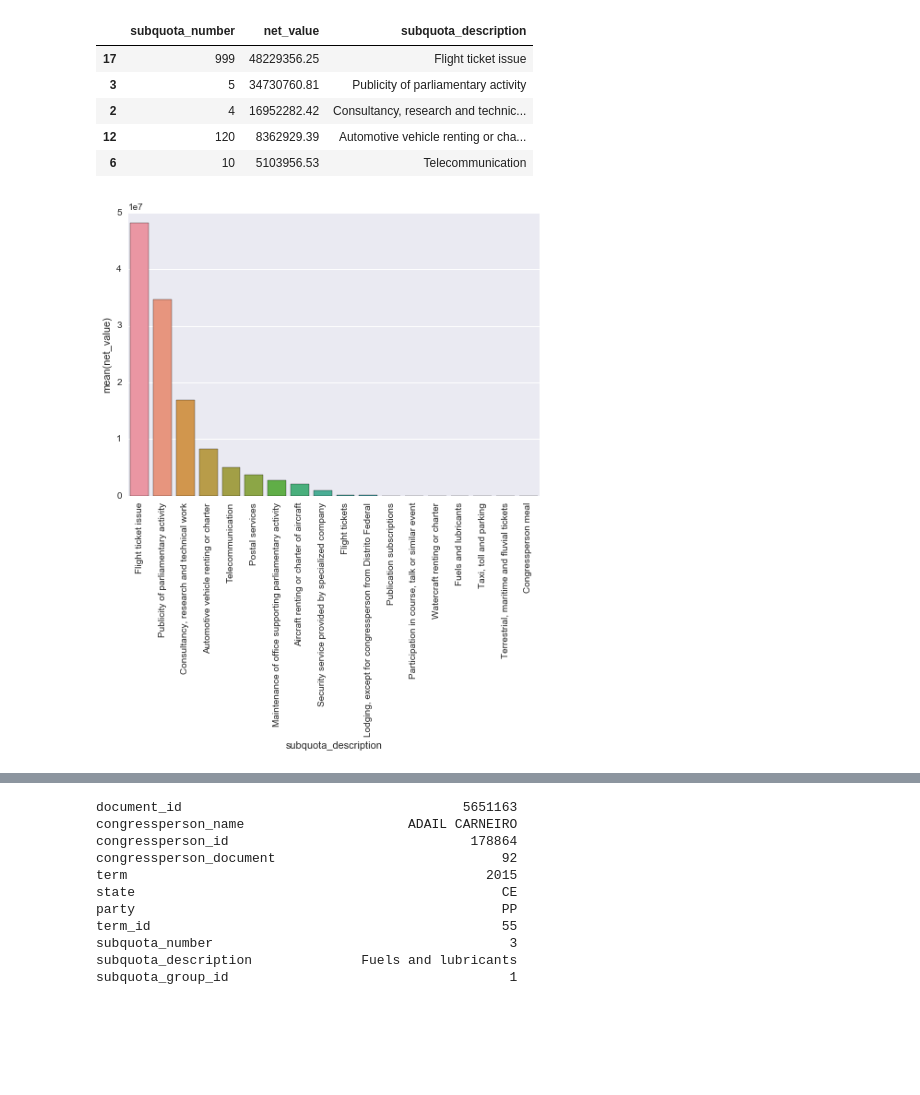
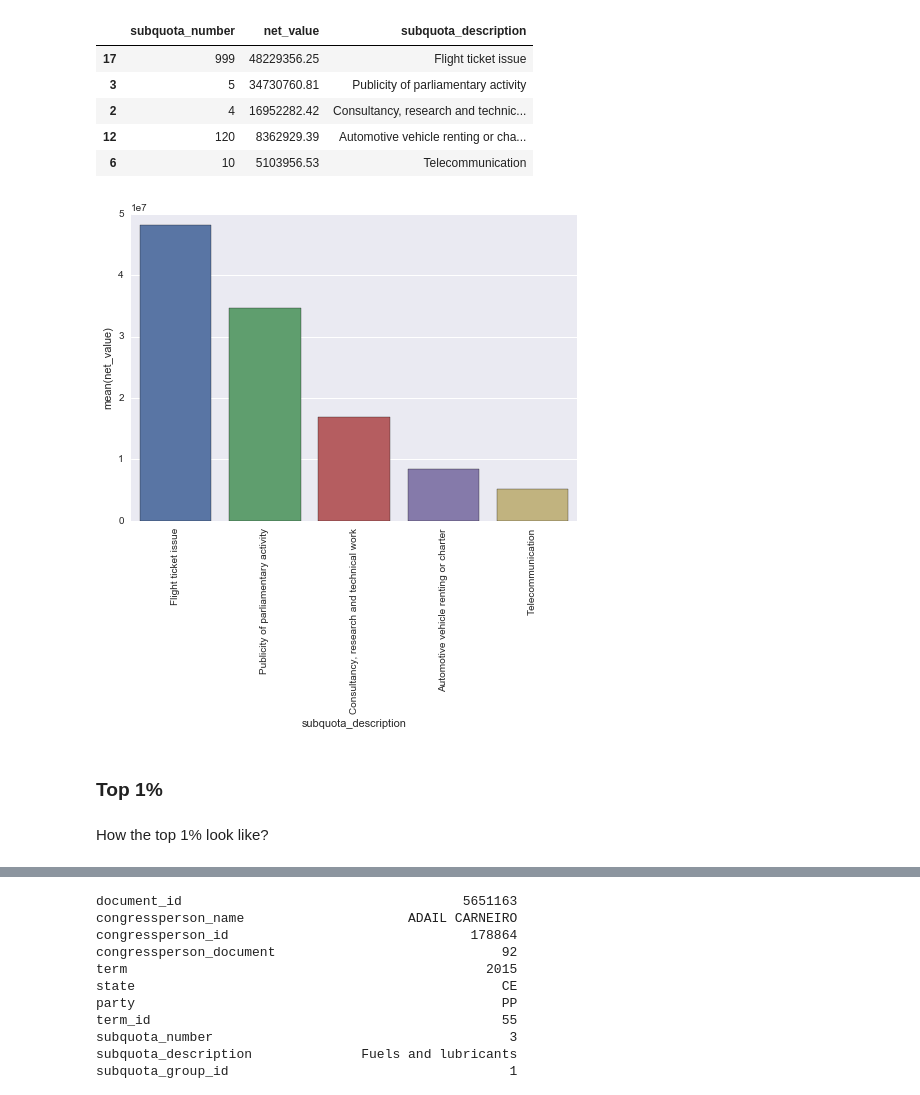
Before and after one commit to okfn-brasil/serenata-de-amor, a Jupyter notebook: develop/2016-08-13-im-descriptive-analysis.ipynb, the cells around one changed output, grey strips where cells are left out. Cells and saved outputs as stored; diff of their text form; code cells hidden in the pictures; blank space fills up the shorter version.

```diff
--- a/develop/2016-08-13-im-descriptive-analysis.ipynb
+++ b/develop/2016-08-13-im-descriptive-analysis.ipynb
@@ -136,13 +189,15 @@ Name: subquota_description, dtype: object
 # %%
 from functools import partial
 
-s_na_mean = partial(pd.Series.mean, skipna = True)
+subquota_number_ranking = outliers. \
+    groupby('subquota_number', as_index=False). \
+    agg({'net_value': np.nansum})
+subquotas = data[['subquota_number', 'subquota_description']]. \
+    drop_duplicates('subquota_number', keep='first')
 subquota_number_ranking = \
-    outliers.groupby('subquota_number', as_index=False).agg({'net_value': np.nansum})
-
-ranking_long_tail = \
     pd.merge(subquota_number_ranking,
-             data[['subquota_number', 'subquota_description']].drop_duplicates('subquota_number', keep='first'),
+             subquotas,
              how='left',
-             on='subquota_number').sort_values('net_value', ascending=False)
+             on='subquota_number'). \
+    sort_values('net_value', ascending=False)
 # %%
@@ -156,9 +211,13 @@ ranking_long_tail.head()
 | 6 | 10 | 5103956.53 | Telecommunication |
 # %%
 sns.barplot(x='subquota_description',
-                    y='net_value',
-                    data=ranking_long_tail)
+            y='net_value',
+            data=subquota_number_ranking.head())
 locs, labels = plt.xticks()
 plt.setp(labels, rotation=90); None
 # %% [output]
-[figure, old version]
+[figure, new version]
+# %% [markdown]
+### Top 1%
+# %% [markdown]
+How the top 1% look like?
```
Also changed, not shown: parts of 61 cells of this notebook, 2 other files.
